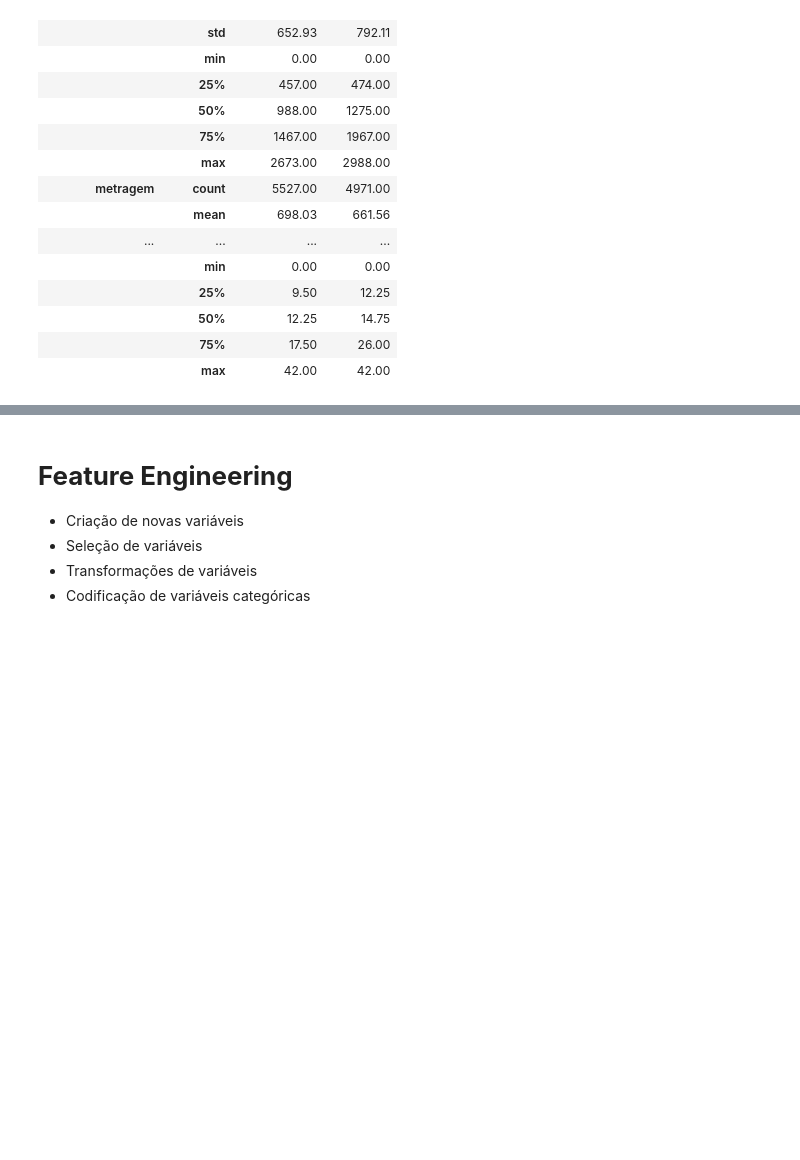
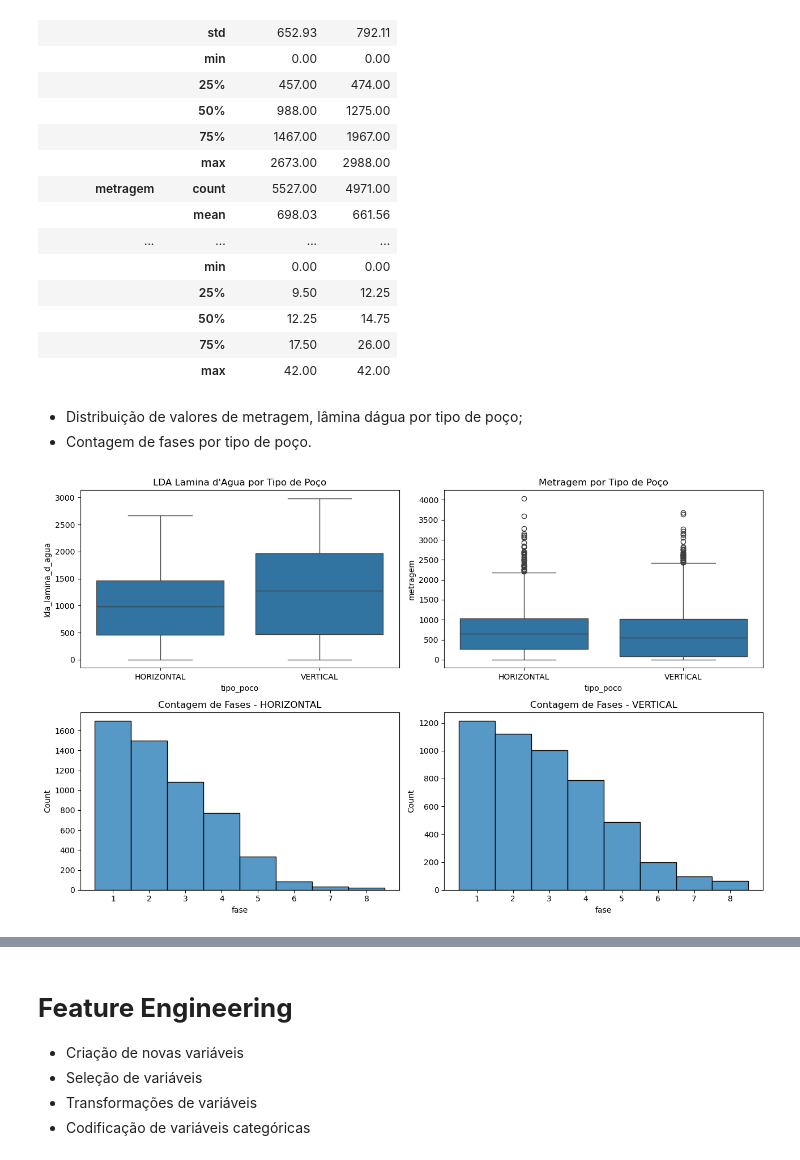
Before and after one commit to joaomj/oilfields, a Jupyter notebook: notebook.ipynb, the cells around one changed output, grey strips where cells are left out. Cells and saved outputs as stored; diff of their text form; code cells hidden in the pictures; blank space fills up the shorter version.

Commit message:
EDA - análise bivariada - features numéricas - iniciada

```diff
--- a/notebook.ipynb
+++ b/notebook.ipynb
@@ -496,3 +572,10 @@ transposed_df
 |  | 50% | 12.25 | 14.75 |
 |  | 75% | 17.50 | 26.00 |
 |  | max | 42.00 | 42.00 |
+# %% [markdown]
+- Distribuição de valores de metragem, lâmina dágua por tipo de poço;
+- Contagem de fases por tipo de poço.
+# %%
+bivariada_tipo_poco(df)
+# %% [output]
+[figure, added]
```
Also changed, not shown: parts of 16 cells of this notebook.
